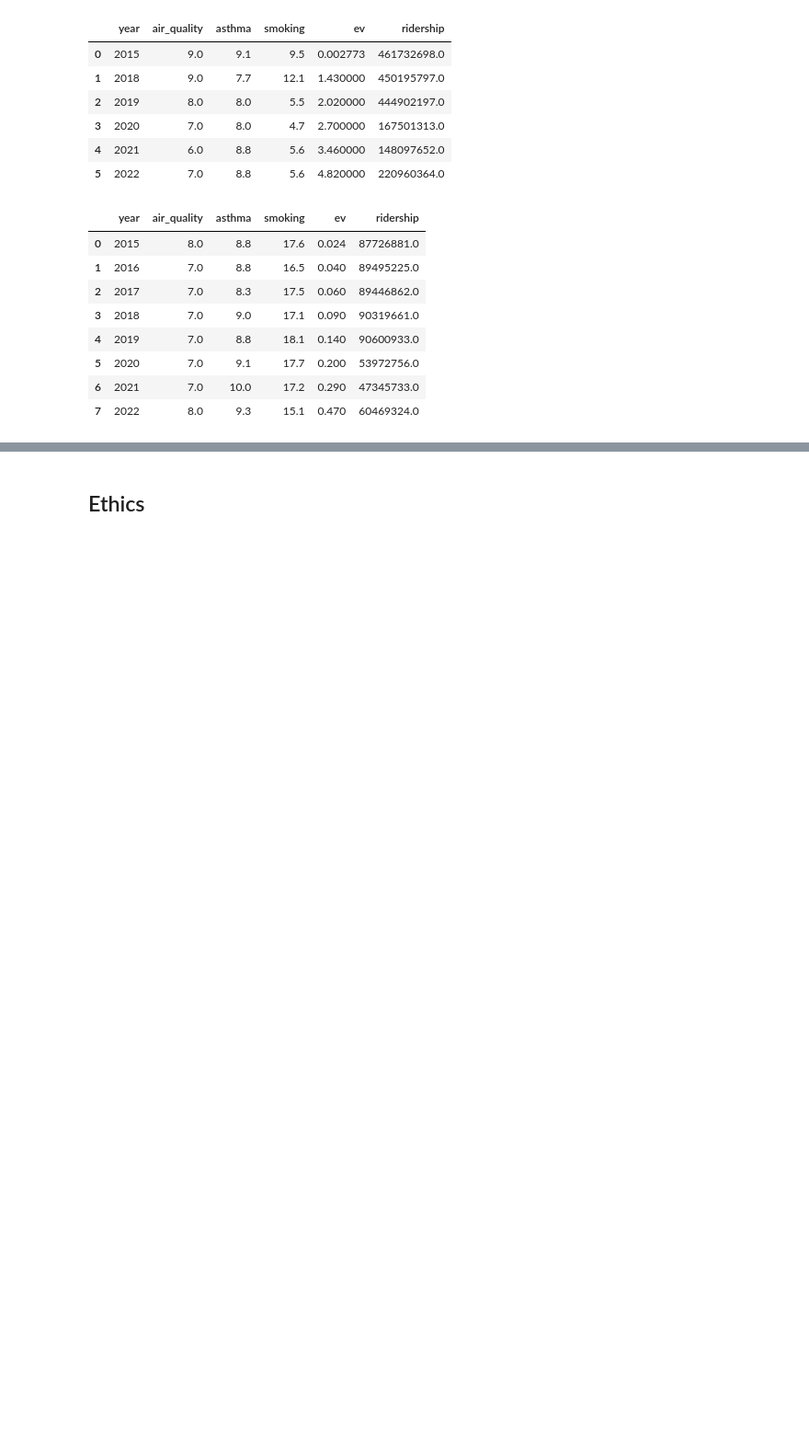
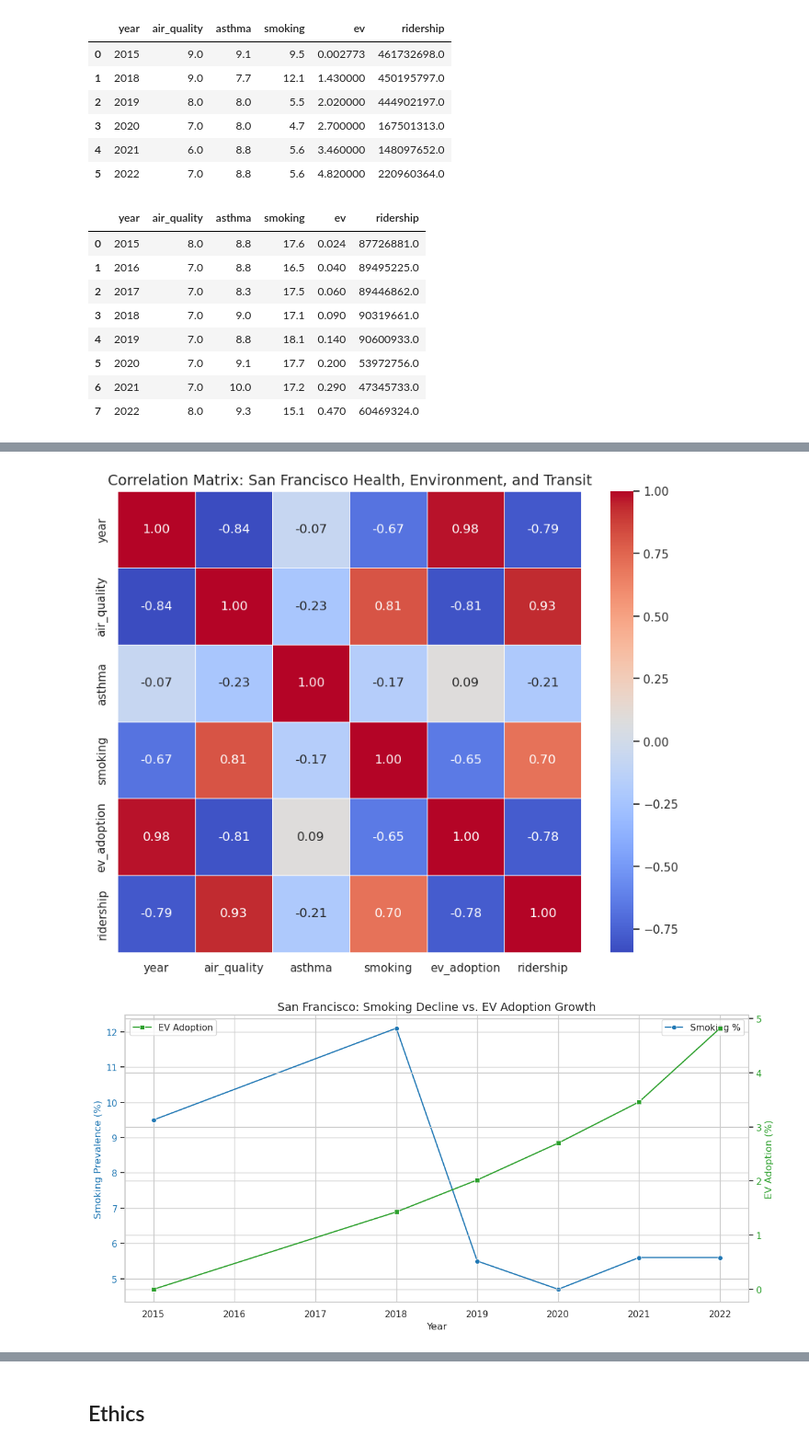
Before and after one commit to COGS108/Group026_WI26, a Jupyter notebook: 02-EDACheckpoint.ipynb, the cells around one changed output, grey strips where cells are left out. Shown at 92% size. Saved outputs shown, nothing was run; the diff lists cells and outputs as text; code cells hidden in the pictures; blank space fills up the shorter version.

Commit message:
San Francisco all variable EDA

```diff
--- a/02-EDACheckpoint.ipynb
+++ b/02-EDACheckpoint.ipynb
@@ -1944,0 +1590,54 @@ ny_df
+# %%
+import pandas as pd
+import matplotlib.pyplot as plt
+import seaborn as sns
+
+# 1. Create the San Francisco Dataset
+data = {
+    'year': [2015, 2018, 2019, 2020, 2021, 2022],
+    'air_quality': [9.0, 9.0, 8.0, 7.0, 6.0, 7.0],
+    'asthma': [9.1, 7.7, 8.0, 8.0, 8.8, 8.8],
+    'smoking': [9.5, 12.1, 5.5, 4.7, 5.6, 5.6],
+    'ev_adoption': [0.002773, 1.43, 2.02, 2.70, 3.46, 4.82],
+    'ridership': [461732698.0, 450195797.0, 444902197.0, 167501313.0, 148097652.0, 220960364.0]
+}
+sf_df = pd.DataFrame(data)
+
+# Set visual style
+sns.set_theme(style="whitegrid")
+
+# 2. Visualization 1: Correlation Heatmap
+plt.figure(figsize=(10, 8))
+sns.heatmap(sf_df.corr(), annot=True, cmap='coolwarm', fmt=".2f", linewidths=0.5)
+plt.title('Correlation Matrix: San Francisco Health, Environment, and Transit', fontsize=14)
+plt.show()
+
+# 3. Visualization 2: Dual-Axis Trend (Smoking vs. EV Adoption)
+fig, ax1 = plt.subplots(figsize=(12, 6))
+
+color1 = 'tab:blue'
+ax1.set_xlabel('Year')
+ax1.set_ylabel('Smoking Prevalence (%)', color=color1, fontsize=12)
+sns.lineplot(data=sf_df, x='year', y='smoking', ax=ax1, color=color1, marker='o', label='Smoking %')
+ax1.tick_params(axis='y', labelcolor=color1)
+
+ax2 = ax1.twinx()
+color2 = 'tab:green'
+ax2.set_ylabel('EV Adoption (%)', color=color2, fontsize=12)
+sns.lineplot(data=sf_df, x='year', y='ev_adoption', ax=ax2, color=color2, marker='s', label='EV Adoption')
+ax2.tick_params(axis='y', labelcolor=color2)
+
+plt.title('San Francisco: Smoking Decline vs. EV Adoption Growth', fontsize=14)
+fig.tight_layout()
+plt.show()
+
+# 4. Visualization 3: Air Quality and Asthma Scatter Plot
+plt.figure(figsize=(10, 6))
+sns.scatterplot(data=sf_df, x='air_quality', y='asthma', hue='year', palette='viridis', s=100)
+plt.title('San Francisco: Air Quality (PM2.5) vs. Asthma Rates', fontsize=14)
+plt.xlabel('Air Quality Index (Lower is Better)')
+plt.ylabel('Asthma Rate (%)')
+plt.show()
+# %% [output]
+[figure, added]
+[figure, added]
```
Also changed, not shown: parts of 42 cells of this notebook.
